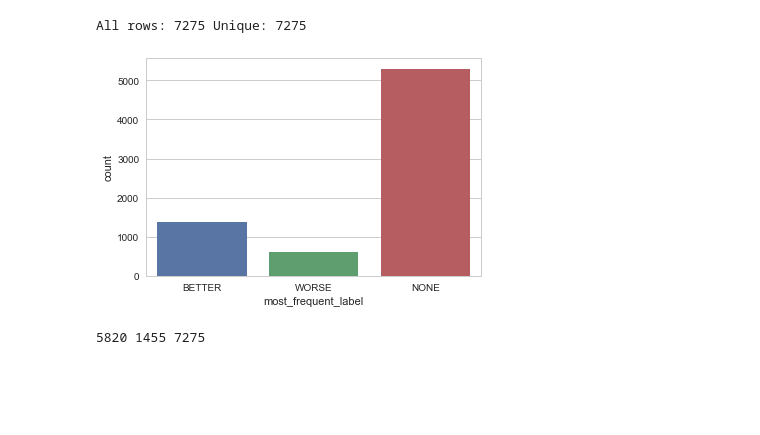
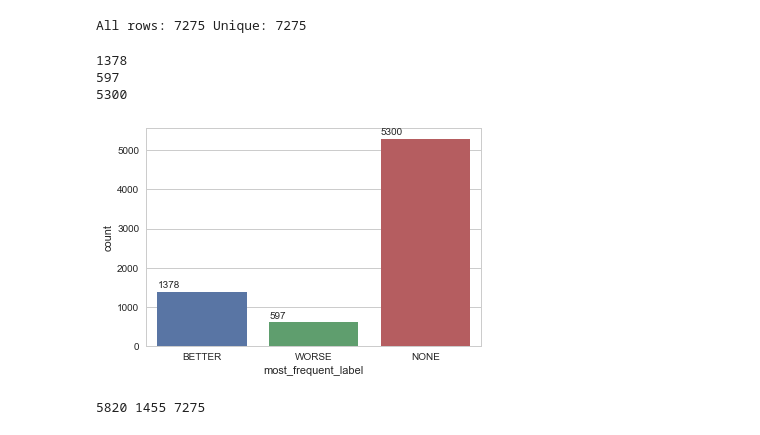
Before and after one commit to uhh-lt/comparative, a Jupyter notebook: 3. Crowdsourcing/3.5 Mainstudy Step 3/dataset_v1.ipynb, the cells around one changed output. Saved outputs shown, nothing was run; the diff lists cells and outputs as text; code cells hidden in the pictures; blank space fills up the shorter version.

```diff
--- a/3. Crowdsourcing/3.5 Mainstudy Step 3/dataset_v1.ipynb
+++ b/3. Crowdsourcing/3.5 Mainstudy Step 3/dataset_v1.ipynb
@@ -119,9 +119,15 @@ print('All rows: {} Unique: {}'.format(len(combi), len(combi['id'])))
 # %% [output]
 All rows: 7275 Unique: 7275
-# %%
-sns.countplot(x="most_frequent_label", data=combi);
-# %% [output]
-[figure, removed]
+# %%
+ax = sns.countplot(x="most_frequent_label", data=combi);
+for p in ax.patches:
+    print(p.get_height())
+    ax.annotate('{}'.format(p.get_height()), (p.get_x(), p.get_height()+100))
+# %% [output]
+1378
+597
+5300
+[figure, added]
 # %%
 from sklearn.model_selection import train_test_split
 
```
Also changed, not shown: parts of 1 cell of this notebook, 9 other files.
